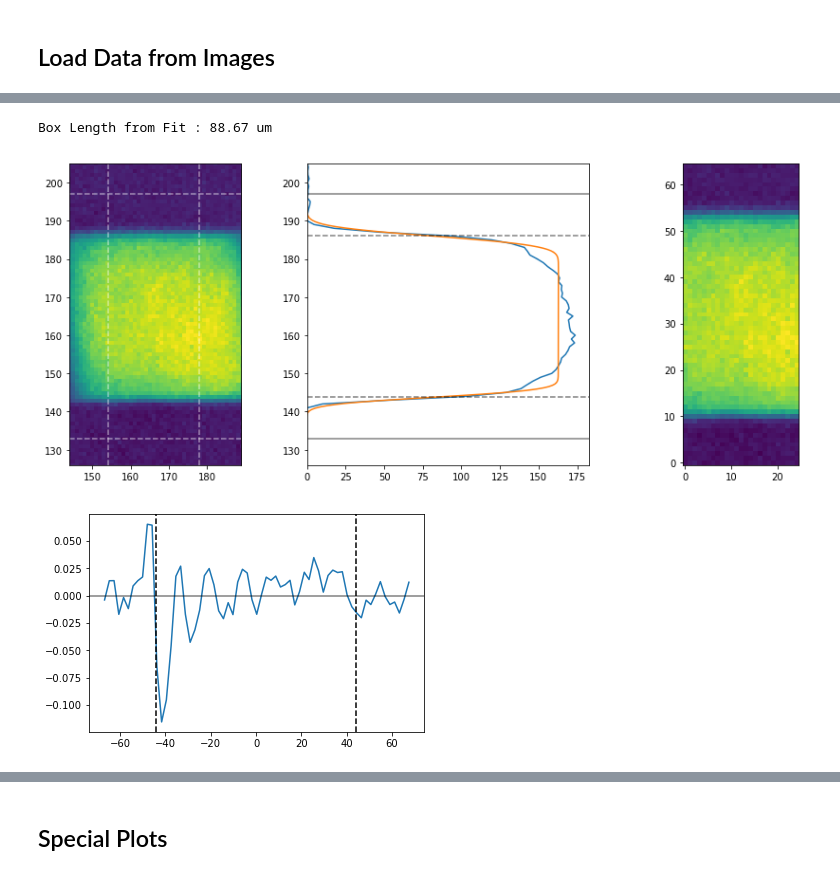
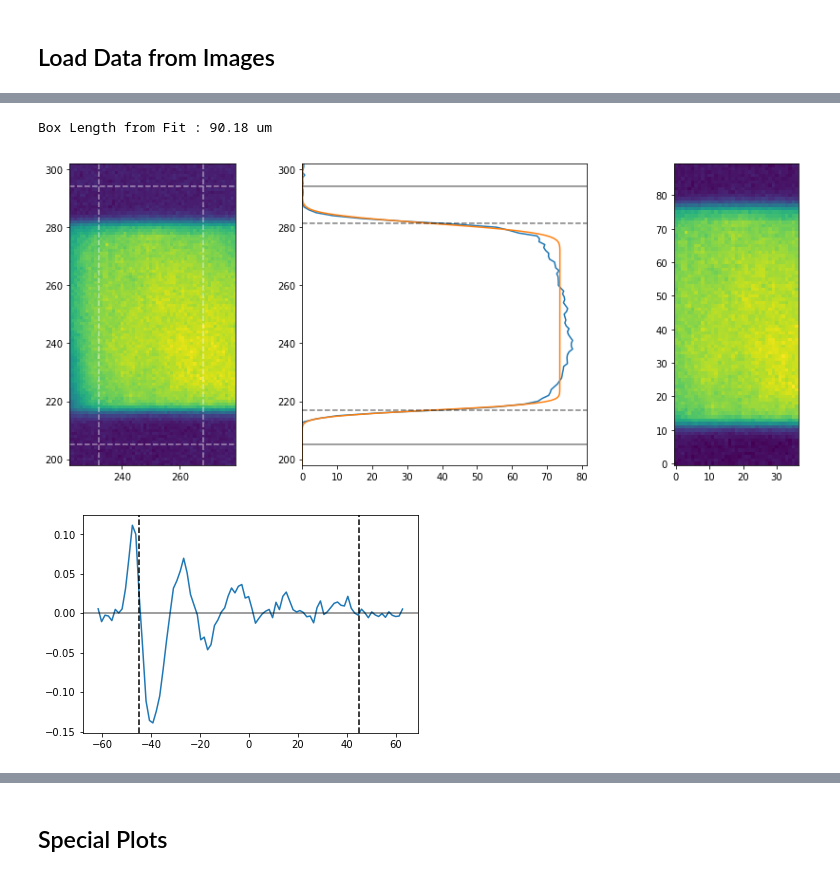
Before and after one commit to ranchop/QCalc, a Jupyter notebook: Box Shaking/Box Shaking Analyzer.ipynb, the cells around one changed output, grey strips where cells are left out. Saved outputs shown, nothing was run; the diff lists cells and outputs as text; code cells hidden in the pictures.

```diff
--- a/Box Shaking/Box Shaking Analyzer.ipynb
+++ b/Box Shaking/Box Shaking Analyzer.ipynb
@@ -538,16 +538,16 @@ WID_atoms_keep = widgets.FloatSlider(value=0.1, min=0.01, max=0.4, step=0.01,
                 description='Atom Num Selection:', readout=True, readout_format='.2f',
                 layout=widgets.Layout(width='50%'), )
 
-WID_height = widgets.IntSlider(value=51, min=35, max=65, step=2,
+WID_height = widgets.IntSlider(value=181, min=105, max=219, step=2,
              description='Height:', readout=True, layout=widgets.Layout(width='50%'), )
 
-WID_width = widgets.IntSlider(value=25, min=5, max=59, step=2,
+WID_width = widgets.IntSlider(value=75, min=15, max=177, step=2,
              description='Width:', readout=True, layout=widgets.Layout(width='50%'), )
 
-WID_center_x = widgets.IntSlider(value=0, min=-10, max=10, step=1,
+WID_center_x = widgets.IntSlider(value=0, min=-30, max=30, step=1,
              description='Center X:', readout=True, layout=widgets.Layout(width='50%'), )
 
-WID_center_y = widgets.IntSlider(value=0, min=-10, max=10, step=1,
+WID_center_y = widgets.IntSlider(value=0, min=-30, max=30, step=1,
              description='Center Y:', readout=True, layout=widgets.Layout(width='50%'), )
 
 WID_clim_dN = widgets.FloatSlider(value=0.15, min=0.01, max=0.50, step=0.001,
@@ -582,7 +582,7 @@ Total number of images   : 10
 #             **dict(center_x = 1150, center_y = 1307, width=1000, height=1000, fudge=1.73)}
 
 settings = {**default_settings,
-            **dict(center_x = 1188, center_y = 1375, width=1000, height=1000, fudge=1.73)}
+            **dict(center_x = 1180, center_y = 1372, width=1000, height=1000, fudge=1.73, subsample=2)}
 
 # Apply settings
 for i, r in df_all.iterrows():
@@ -669,9 +669,9 @@ display(WID_width)
 display(WID_center_x)
 display(WID_center_y)
 
-width = WID_width.value
-height = WID_height.value
-center = [WID_center_x.value,WID_center_y.value]
+width = WID_width.value // settings['subsample']
+height = WID_height.value // settings['subsample']
+center = [WID_center_x.value // settings['subsample'],WID_center_y.value // settings['subsample']]
 plot_buffer = [10, 7]
 roi = get_roi(data=df_bg.image.iloc[0].app, center=center, width=width, height=height)
 
@@ -683,35 +683,35 @@ bg_curve = tp.Curve(y = np.mean(bg_app[:,roi[1]], axis=1))
 guess_width = 100e-6 / df_bg.iloc[0].image.pixel_binned
 guess_sigma = 10e-6 / df_bg.iloc[0].image.pixel_binned
 guess = [bg_curve.maxx//2 - guess_width, bg_curve.maxx//2 + guess_width,
          guess_sigma, guess_sigma, bg_curve.maxy, bg_curve.y[0], bg_curve.y[0]/bg_curve.maxx]
 fr, fe = bg_curve.fit(fitfun_erf, guess, plot=False)
 box_center = np.mean([fr[1], fr[0]])
 box_length = abs(fr[1] - fr[0])
 info['Box Length Fit'] = box_length * df_bg.iloc[0].image.pixel_binned
 print('Box Length from Fit : {:.2f} um'.format(info['Box Length Fit'] * 1e6))
 
 
 # Plot
 fig, ax = plt.subplots(ncols=3, figsize=[13, 5])
 ax[0].imshow(bg_app, origin=0)
 ax[0].axhline(roi[0].start, c='w', linestyle='--', alpha=0.5)
 ax[0].axhline(roi[0].stop-1, c='w', linestyle='--', alpha=0.5)
 ax[0].axvline(roi[1].start, c='w', linestyle='--', alpha=0.5)
 ax[0].axvline(roi[1].stop-1, c='w', linestyle='--', alpha=0.5)
 ax[0].set(xlim=[roi[1].start - plot_buffer[0], roi[1].stop + plot_buffer[0]],
           ylim=[roi[0].start - plot_buffer[1], roi[0].stop + plot_buffer[1]])
 ax[1].plot(bg_curve.y, bg_curve.x)
 ax[1].plot(bg_curve.xyfitplot[1], bg_curve.xyfitplot[0])
 ax[1].axhline(roi[0].start, c='k', linestyle='-', alpha=0.5)
 ax[1].axhline(roi[0].stop-1, c='k', linestyle='-', alpha=0.5)
 ax[1].axhline(fr[0], c='k', linestyle='--', alpha=0.5)
 ax[1].axhline(fr[1], c='k', linestyle='--', alpha=0.5)
 ax[1].set(ylim=[roi[0].start - plot_buffer[1], roi[0].stop + plot_buffer[1]], xlim=[0, None])
 ax[2].imshow(bg_app[roi], origin=0)
 plt.tight_layout()
 # %% [output]
-Box Length from Fit : 88.67 um
+Box Length from Fit : 90.18 um
-[figure, old version]
+[figure, new version]
 # %%
 # Generate 1D density for all, and normalize mean of values so the peak is around 1
 
@@ -769,4 +769,4 @@ if len(x) == 1:
     plt.axvline(-info['Box Length Fit']*1e6/2, c='k', linestyle='--', )
     plt.axhline(0, c='k', linestyle='-', alpha=0.5)
 # %% [output]
-[figure, old version]
+[figure, new version]
```
Also changed, not shown: parts of 6 cells of this notebook, 1 other file.
